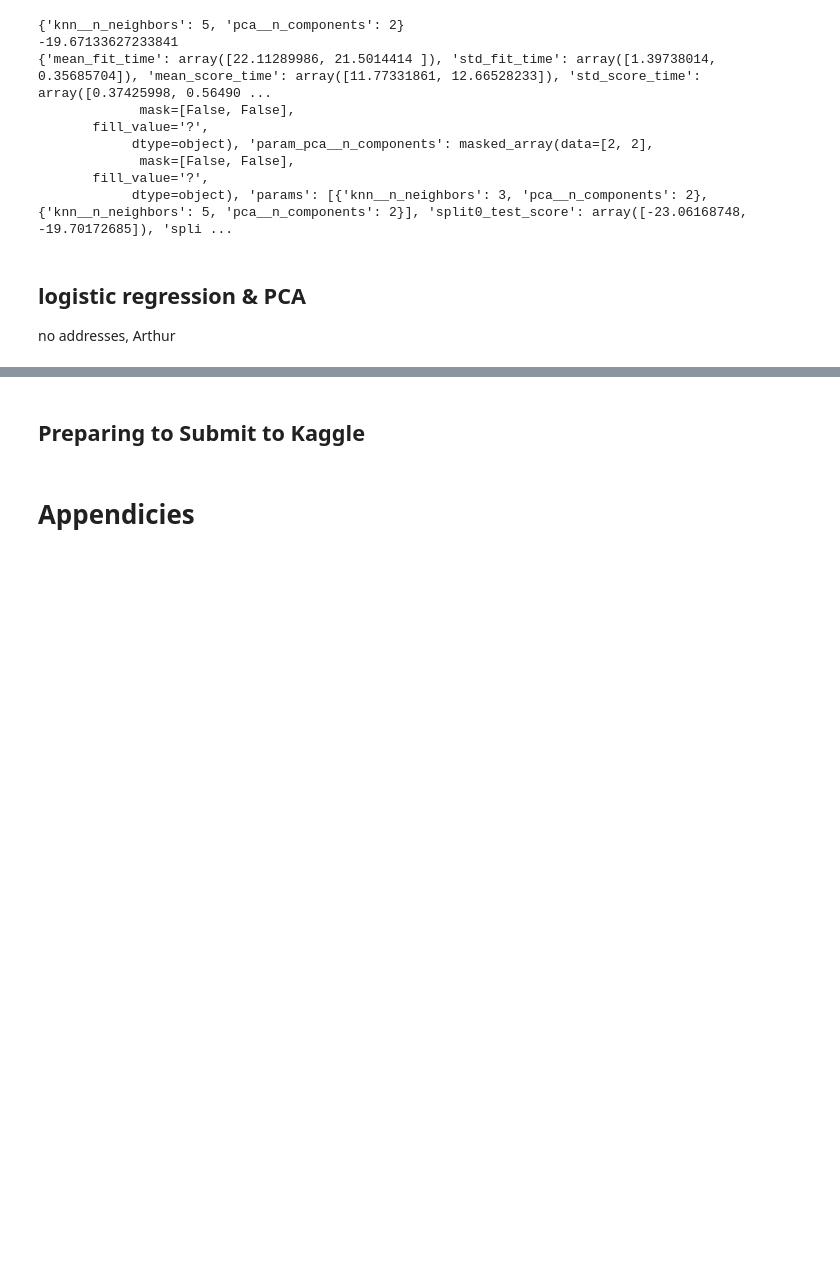
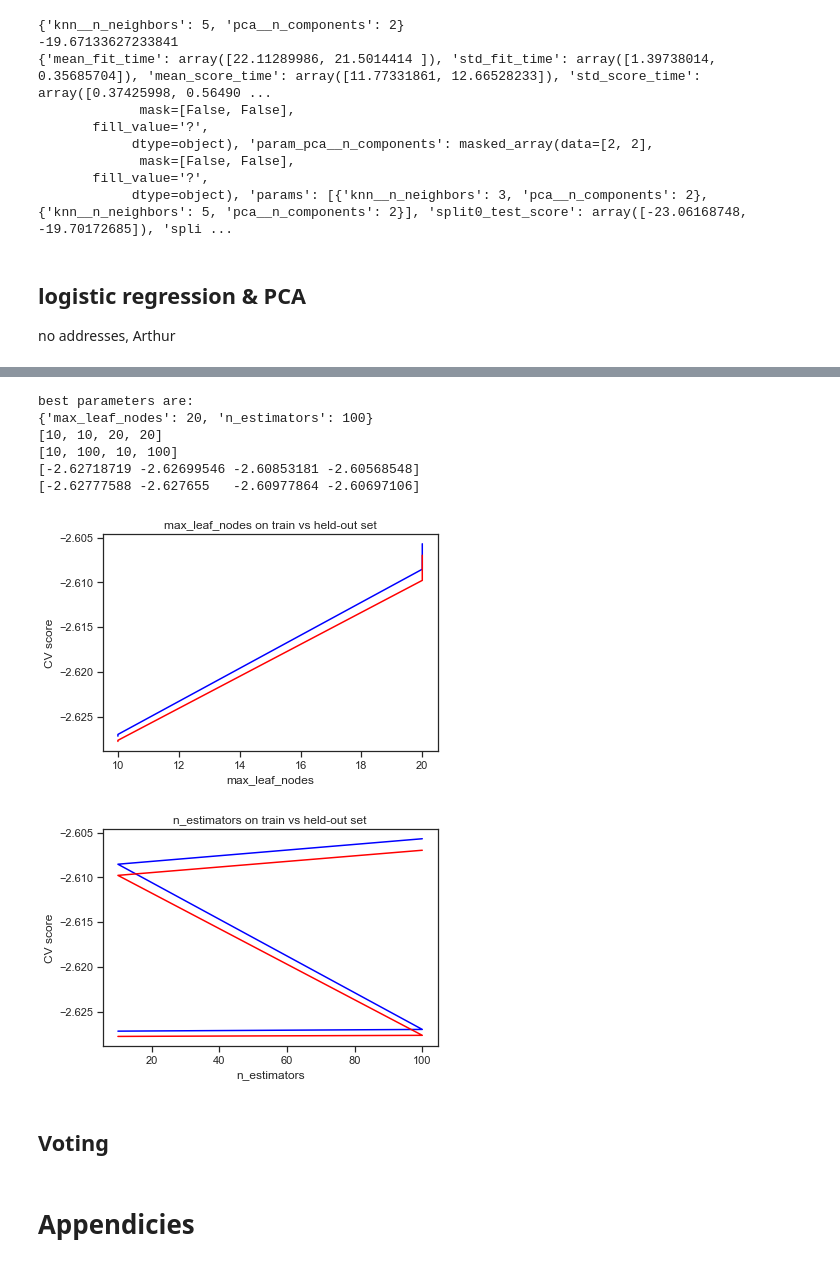
Before and after one commit to ucbiyyq/ucbiyyq-w207re-final-proj, a Jupyter notebook: notebooks/1.0-all-final-submission.ipynb, the cells around one changed output, grey strips where cells are left out. Saved outputs shown, nothing was run; the diff lists cells and outputs as text; code cells hidden in the pictures; blank space fills up the shorter version.

```diff
--- a/notebooks/1.0-all-final-submission.ipynb
+++ b/notebooks/1.0-all-final-submission.ipynb
@@ -644,2 +574,0 @@ print(res.best_params_)
-# %% [markdown]
-## Preparing to Submit to Kaggle
@@ -658,0 +575,44 @@ submissions.to_csv("../data/processed/submission.csv.gz", index = False, compres
+# %%
+def do_rf_fi_plots(res):
+    # best
+    print("best parameters are:")
+    print(res.best_params_)
+
+    # plots our gscv results
+    max_leaf_nodes = [n["max_leaf_nodes"] for n in res.cv_results_["params"]]
+    n_estimators = [n["n_estimators"] for n in res.cv_results_["params"]]
+    train_scores = res.cv_results_["mean_train_score"]
+    test_scores = res.cv_results_["mean_test_score"]
+
+    print(max_leaf_nodes)
+    print(n_estimators)
+    print(train_scores)
+    print(test_scores)
+
+
+    plt.plot(max_leaf_nodes, train_scores, color = "blue")
+    plt.plot(max_leaf_nodes, test_scores, color = "red")
+    plt.title("max_leaf_nodes on train vs held-out set")
+    plt.xlabel("max_leaf_nodes")
+    plt.ylabel("CV score")
+    plt.show()
+
+    plt.plot(n_estimators, train_scores, color = "blue")
+    plt.plot(n_estimators, test_scores, color = "red")
+    plt.title("n_estimators on train vs held-out set")
+    plt.xlabel("n_estimators")
+    plt.ylabel("CV score")
+    plt.show()
+
+do_rf_fi_plots(res)
+# %% [output]
+best parameters are:
+{'max_leaf_nodes': 20, 'n_estimators': 100}
+[10, 10, 20, 20]
+[10, 100, 10, 100]
+[-2.62718719 -2.62699546 -2.60853181 -2.60568548]
+[-2.62777588 -2.627655   -2.60977864 -2.60697106]
+[figure, added]
+[figure, added]
+# %% [markdown]
+## Voting
```
Also changed, not shown: parts of 20 cells of this notebook.
